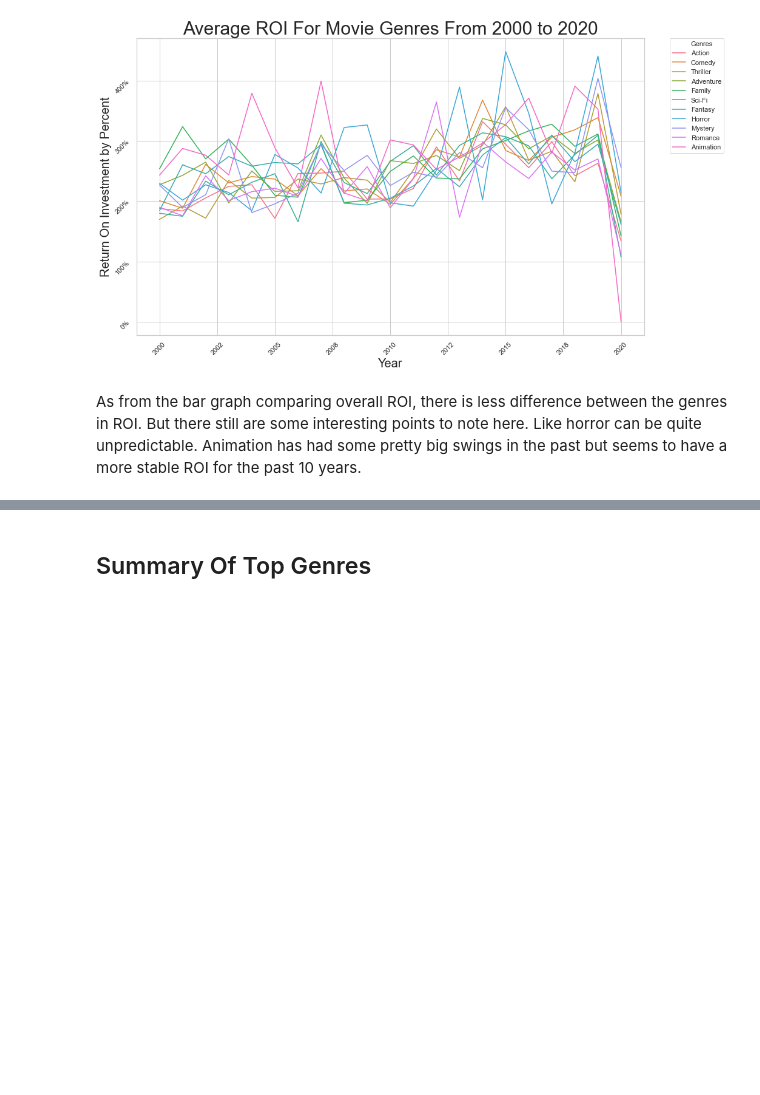
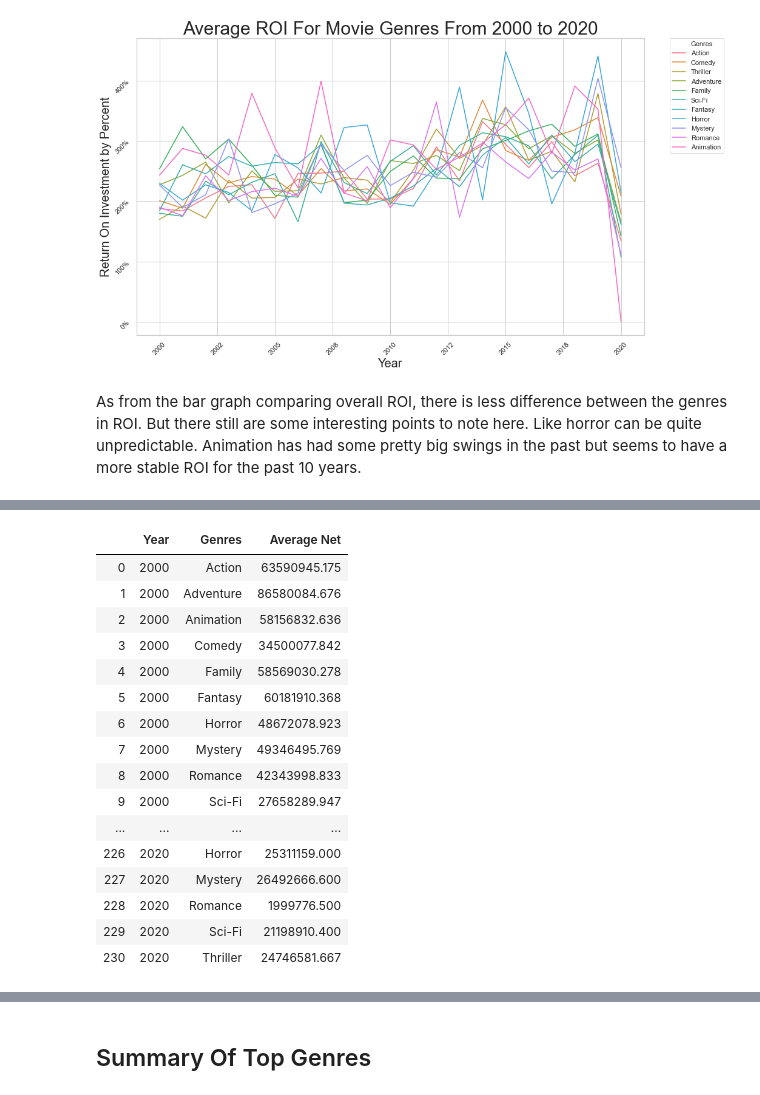
Before and after one commit to AnyOldRandomNameWillDOo/Module-1-Final-Project, a Jupyter notebook: Main Notebook.ipynb, the cells around one changed output, grey strips where cells are left out. Saved outputs shown, nothing was run; the diff lists cells and outputs as text; code cells hidden in the pictures; blank space fills up the shorter version.

```diff
--- a/Main Notebook.ipynb
+++ b/Main Notebook.ipynb
@@ -1093,0 +1132,27 @@ As from the bar graph comparing overall ROI, there is less difference between th
+# %%
+# Creating a dataframe to make a similar stacked bar graph with the mean net profits
+year_genres_net_mean = df_genres_net.groupby(['Year', 'Genres'])['Worldwide_Net'].mean()
+df_year_genres_net_mean = year_genres_net_mean.to_frame().reset_index()
+
+# Naming the new columns
+df_year_genres_net_mean.columns = ['Year', 'Genres', 'Average Net']
+df_year_genres_net_mean.set_index('Year')
+df_year_genres_net_mean
+# %% [output]
+|  | Year | Genres | Average Net |
+| 0 | 2000 | Action | 63590945.175 |
+| 1 | 2000 | Adventure | 86580084.676 |
+| 2 | 2000 | Animation | 58156832.636 |
+| 3 | 2000 | Comedy | 34500077.842 |
+| 4 | 2000 | Family | 58569030.278 |
+| 5 | 2000 | Fantasy | 60181910.368 |
+| 6 | 2000 | Horror | 48672078.923 |
+| 7 | 2000 | Mystery | 49346495.769 |
+| 8 | 2000 | Romance | 42343998.833 |
+| 9 | 2000 | Sci-Fi | 27658289.947 |
+| ... | ... | ... | ... |
+| 226 | 2020 | Horror | 25311159.000 |
+| 227 | 2020 | Mystery | 26492666.600 |
+| 228 | 2020 | Romance | 1999776.500 |
+| 229 | 2020 | Sci-Fi | 21198910.400 |
+| 230 | 2020 | Thriller | 24746581.667 |
```
Also changed, not shown: parts of 42 cells of this notebook.
